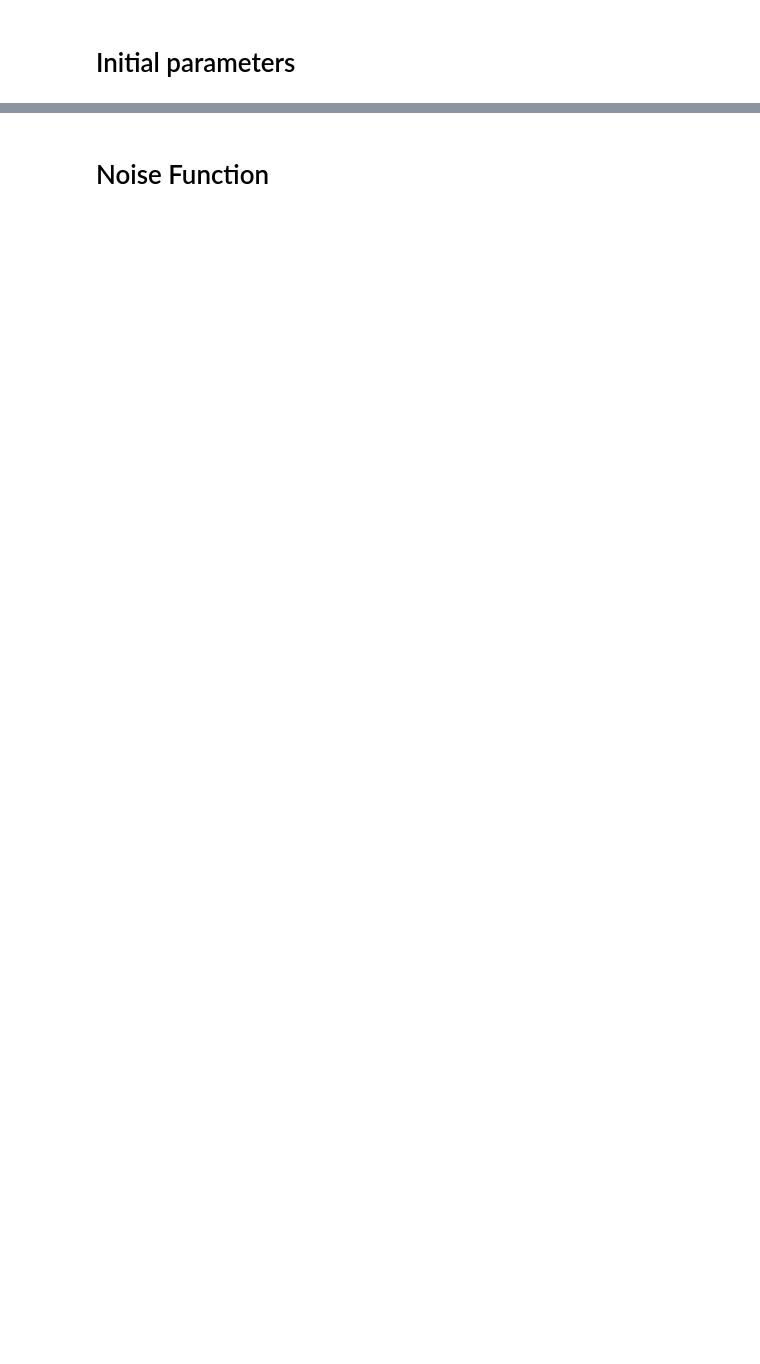
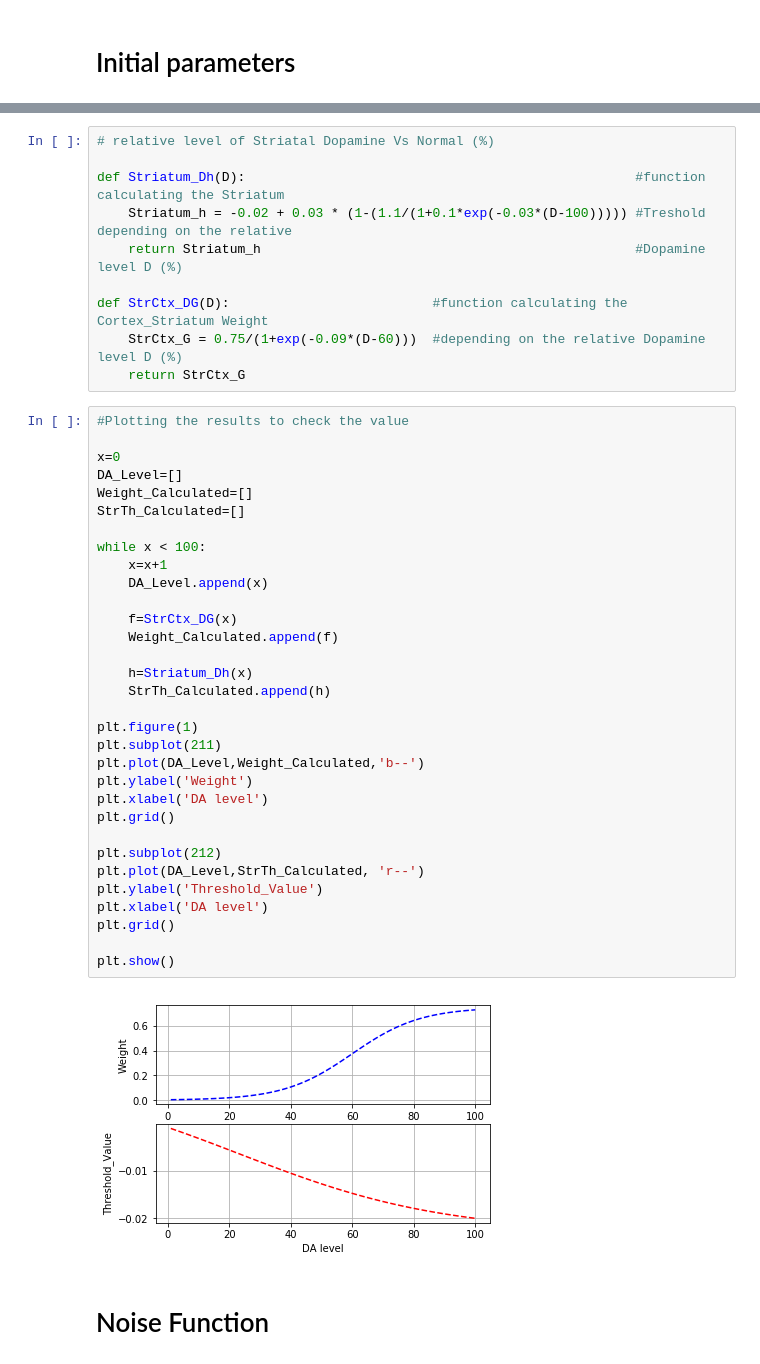
Before and after one commit to YacineOb/BasalGangliaModel2006, a Jupyter notebook: BasalGangliaModel2006.ipynb, the cells around one changed output, grey strips where cells are left out. Drawn from its saved outputs; the diff is of its cells as text; blank space fills up the shorter version.

```diff
--- a/BasalGangliaModel2006.ipynb
+++ b/BasalGangliaModel2006.ipynb
@@ -82,2 +85,46 @@ numpy.random.seed(1)
+# %%
+# relative level of Striatal Dopamine Vs Normal (%)
+
+def Striatum_Dh(D):                                                  #function calculating the Striatum
+    Striatum_h = -0.02 + 0.03 * (1-(1.1/(1+0.1*exp(-0.03*(D-100))))) #Treshold depending on the relative
+    return Striatum_h                                                #Dopamine level D (%)
+
+def StrCtx_DG(D):                          #function calculating the Cortex_Striatum Weight
+    StrCtx_G = 0.75/(1+exp(-0.09*(D-60)))  #depending on the relative Dopamine level D (%)
+    return StrCtx_G
+# %%
+#Plotting the results to check the value
+
+x=0
+DA_Level=[]
+Weight_Calculated=[]
+StrTh_Calculated=[]
+
+while x < 100:
+    x=x+1
+    DA_Level.append(x)
+
+    f=StrCtx_DG(x)
+    Weight_Calculated.append(f)
+
+    h=Striatum_Dh(x)
+    StrTh_Calculated.append(h)
+
+plt.figure(1)
+plt.subplot(211)
+plt.plot(DA_Level,Weight_Calculated,'b--')
+plt.ylabel('Weight')
+plt.xlabel('DA level')
+plt.grid()
+
+plt.subplot(212)
+plt.plot(DA_Level,StrTh_Calculated, 'r--')
+plt.ylabel('Threshold_Value')
+plt.xlabel('DA level')
+plt.grid()
+
+plt.show()
+# %% [output]
+[figure, added]
 # %% [markdown]
 # Noise Function
```
Also changed, not shown: parts of 10 cells of this notebook.
